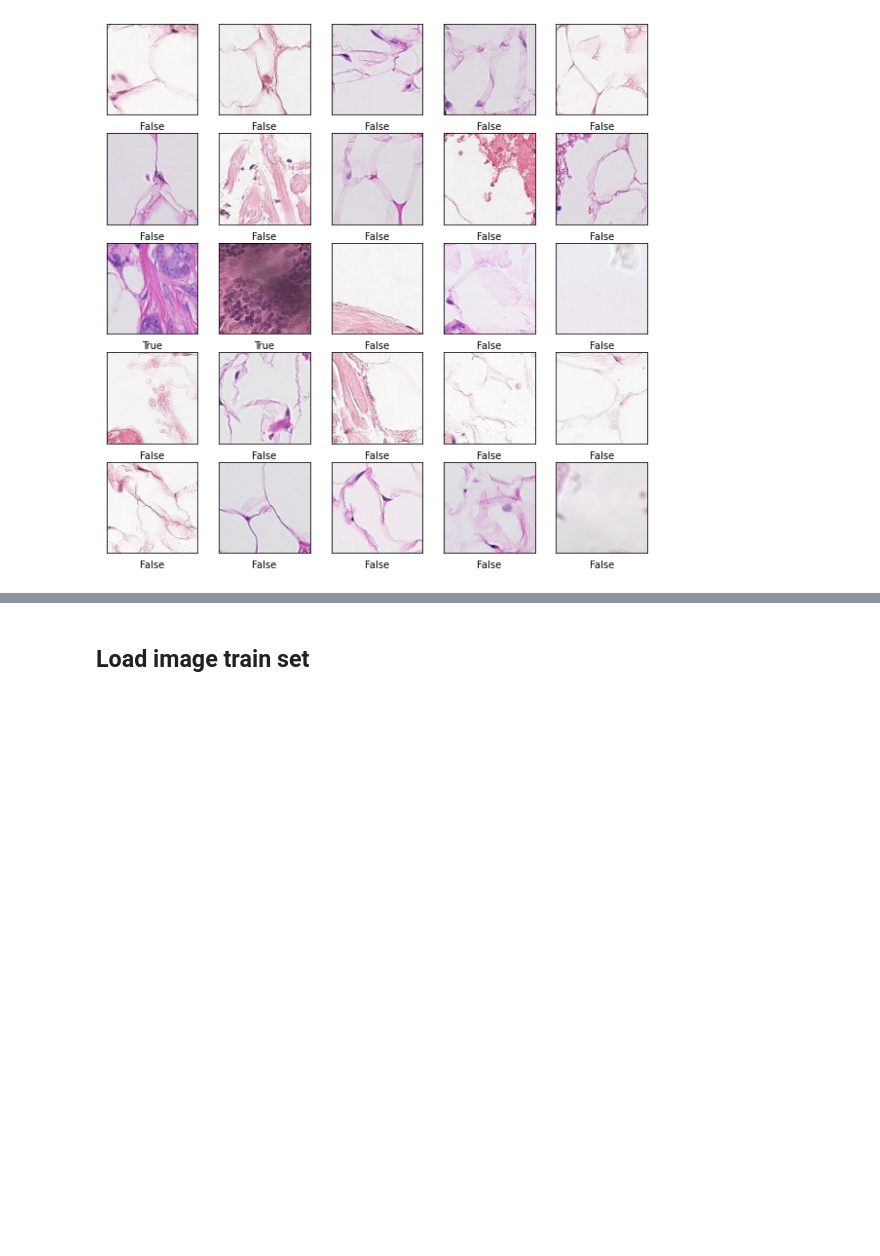
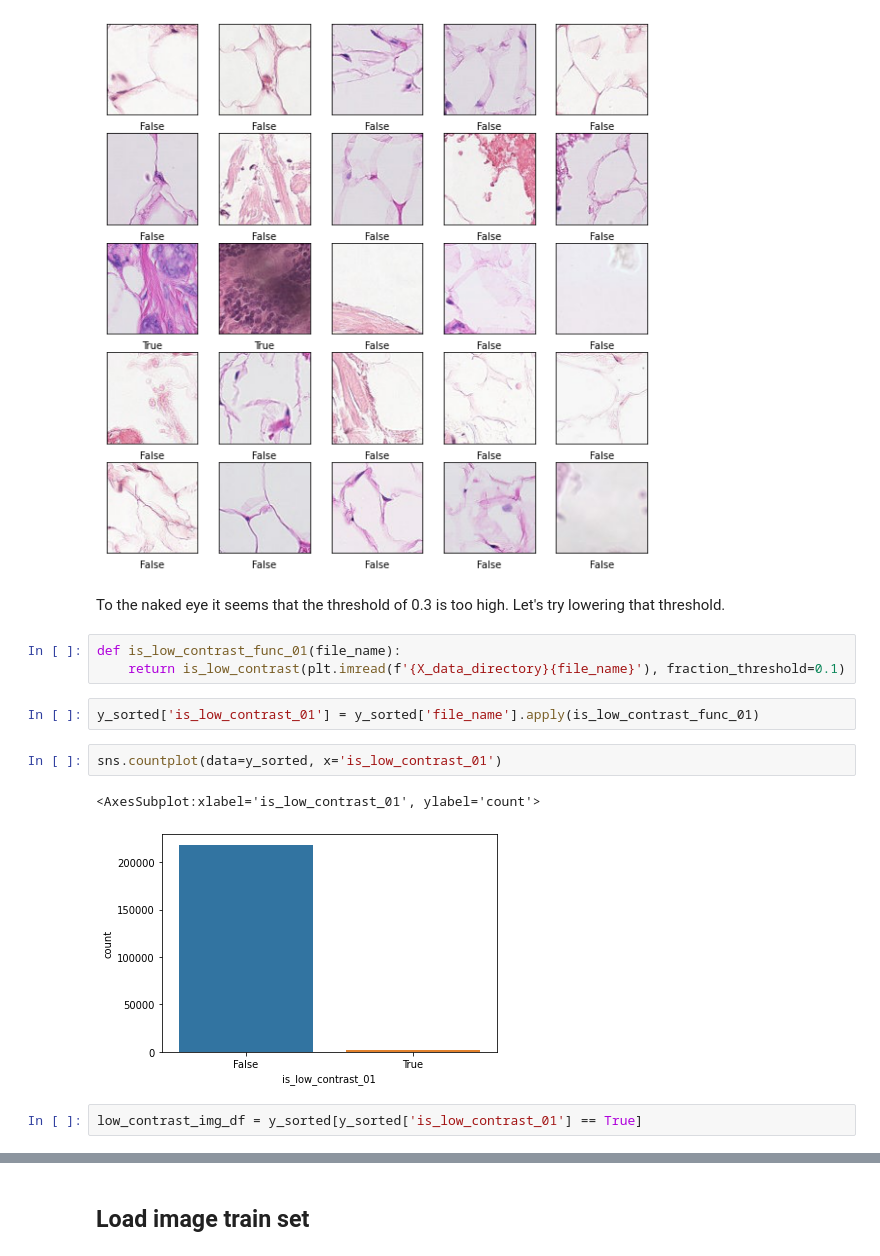
Before and after one commit to alexakh95/datasciense-uni-project, a Jupyter notebook: notebooks/histopathologic_cancer_detection/project.ipynb, the cells around one changed output, grey strips where cells are left out. Cells and saved outputs as stored; diff of their text form; blank space fills up the shorter version.

Commit message:
filtering on lower threshold

```diff
--- a/notebooks/histopathologic_cancer_detection/project.ipynb
+++ b/notebooks/histopathologic_cancer_detection/project.ipynb
@@ -219,6 +219,20 @@ for i in range(25):
 plt.show()
 # %% [output]
 [figure]
+# %% [markdown]
+To the naked eye it seems that the threshold of 0.3 is too high. Let's try lowering that threshold.
+# %%
+def is_low_contrast_func_01(file_name):
+    return is_low_contrast(plt.imread(f'{X_data_directory}{file_name}'), fraction_threshold=0.1)
+# %%
+y_sorted['is_low_contrast_01'] = y_sorted['file_name'].apply(is_low_contrast_func_01)
+# %%
+sns.countplot(data=y_sorted, x='is_low_contrast_01')
+# %% [output]
+<AxesSubplot:xlabel='is_low_contrast_01', ylabel='count'>
+[figure, added]
+# %%
+low_contrast_img_df = y_sorted[y_sorted['is_low_contrast_01'] == True]
 # %%
 plt.figure(figsize=(10,10))
 
```
Also changed, not shown: parts of 1 cell of this notebook.
